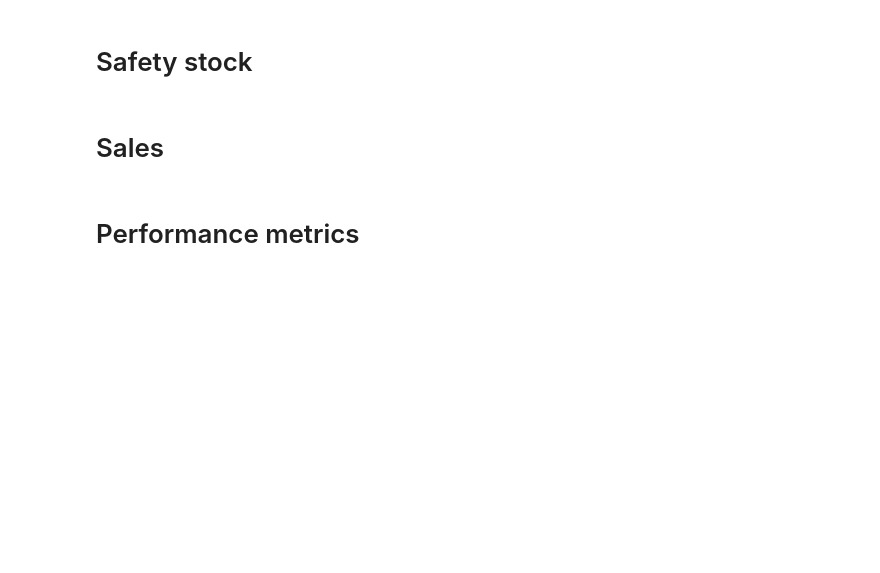
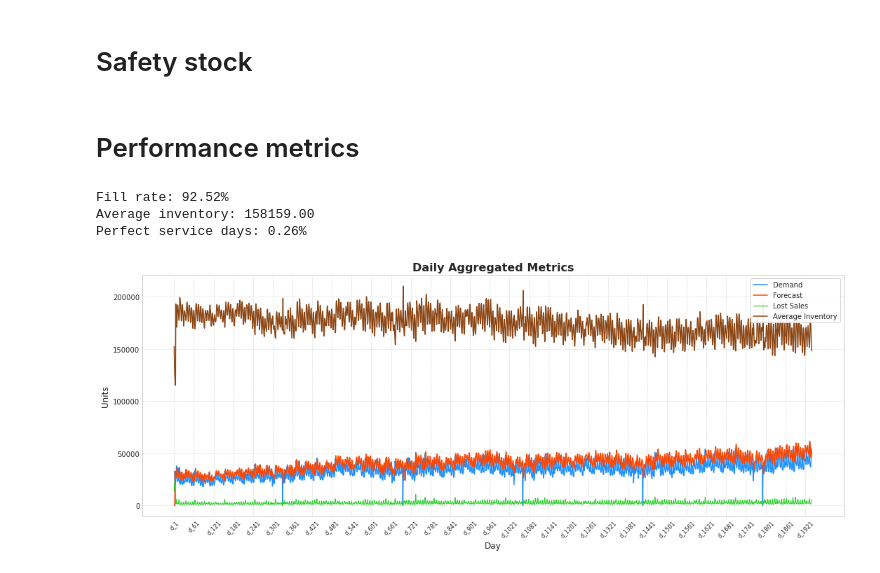
Before and after one commit to Jboistel/memoire, a Jupyter notebook: test.ipynb, the cells around one changed output. Saved outputs shown, nothing was run; the diff lists cells and outputs as text; code cells hidden in the pictures; blank space fills up the shorter version.

```diff
--- a/test.ipynb
+++ b/test.ipynb
@@ -59,0 +28,6 @@ Example DataFrame for FOODS_1_001_CA_1_evaluation:
+# %%
+# Supprimer les colonnes non nécessaires pour la matrice
+df_demand = df.drop(columns=['item_id', 'dept_id', 'cat_id', 'store_id', 'state_id'])
+
+# Transformer en format pivoté : produits (id) en lignes, jours (d_1, d_2, ...) en colonnes
+demand_matrix = df_demand.set_index('id')
@@ -87,0 +91,6 @@ Example DataFrame for FOODS_1_001_CA_1_evaluation:
+# %%
+# Calculer la moyenne mobile des trois derniers jours
+forecast_matrix = demand_matrix.T.rolling(window=3).mean().shift(1).T
+
+# Arrondir les prévisions vers le haut
+forecast_matrix = np.ceil(forecast_matrix)
@@ -87,0 +121,2 @@ Example DataFrame for FOODS_1_001_CA_1_evaluation:
+# %%
+up_to_level_matrix = forecast_matrix.T.shift(-2).rolling(window=3).sum().T
@@ -94,6 +225,53 @@ Example DataFrame for FOODS_1_001_CA_1_evaluation:
 # %% [markdown]
 # Safety stock
-# %% [markdown]
-# Sales
 # %% [markdown]
 # Performance metrics
+# %%
+fill_rate = 1 - lost_sales.sum().sum() / demand.sum().sum()
+avg_inventory = (inventory_begin_matrix.sum().sum() + inventory_end_matrix.sum().sum()) / 2 // n_days
+perfect_service_days_ratio = (lost_sales_matrix.sum(axis=0) == 0).mean()
+print(f"Fill rate: {fill_rate:.2%}")
+print(f"Average inventory: {avg_inventory:.2f}")
+print(f"Perfect service days: {perfect_service_days_ratio:.2%}")
+# %% [output]
+Fill rate: 92.52%
+Average inventory: 158159.00
+Perfect service days: 0.26%
+# %%
+import matplotlib.pyplot as plt
+
+# Agrégation
+total_demand = demand_matrix.sum(axis=0)
+total_forecast = forecast_matrix.sum(axis=0)
+total_inventory = inventory_begin_matrix.sum(axis=0)
+total_lost_sales = lost_sales_matrix.sum(axis=0)
+
+# Paramètres de style
+plt.style.use('seaborn-whitegrid')
+plt.figure(figsize=(15, 6))
+
+# Tracés
+plt.plot(total_demand, label='Demand', color='dodgerblue', linewidth=1.5)
+plt.plot(total_forecast, label='Forecast', color='orangered', linewidth=1.5)
+plt.plot(total_lost_sales, label='Lost Sales', color='limegreen', linewidth=1.2)
+plt.plot(total_inventory, label='Average Inventory', color='saddlebrown', linewidth=1.5)
+
+# Améliorations visuelles
+plt.title('Daily Aggregated Metrics', fontsize=16, fontweight='bold')
+plt.xlabel('Day', fontsize=12)
+plt.ylabel('Units', fontsize=12)
+plt.xticks(rotation=45)
+plt.tick_params(axis='x', labelsize=8)
+plt.grid(True, linestyle='--', alpha=0.6)
+plt.legend(loc='upper right', frameon=True, framealpha=0.9)
+
+# Limiter les xticks pour lisibilité
+xtick_interval = 60  # afficher 1 tick tous les 60 jours
+plt.xticks(ticks=range(0, len(total_demand), xtick_interval),
+           labels=total_demand.index[::xtick_interval], rotation=45)
+
+plt.tight_layout()
+plt.show()
+rolling_window = 7  # une semaine
+# %% [output]
+[figure, added]
```
Also changed, not shown: parts of 15 cells of this notebook.
